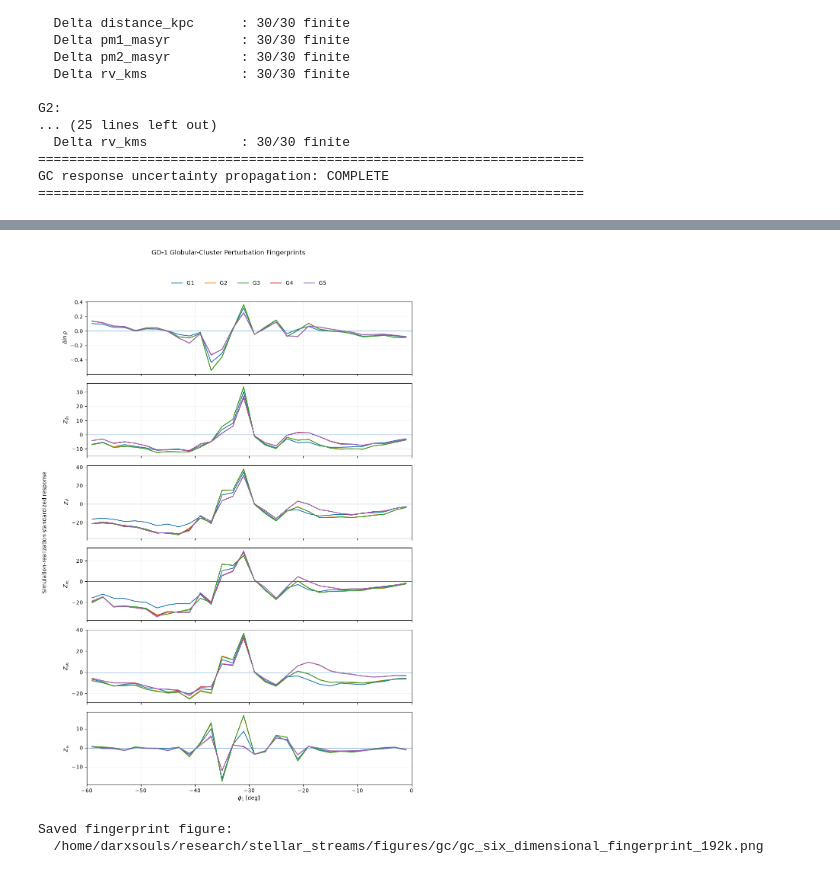
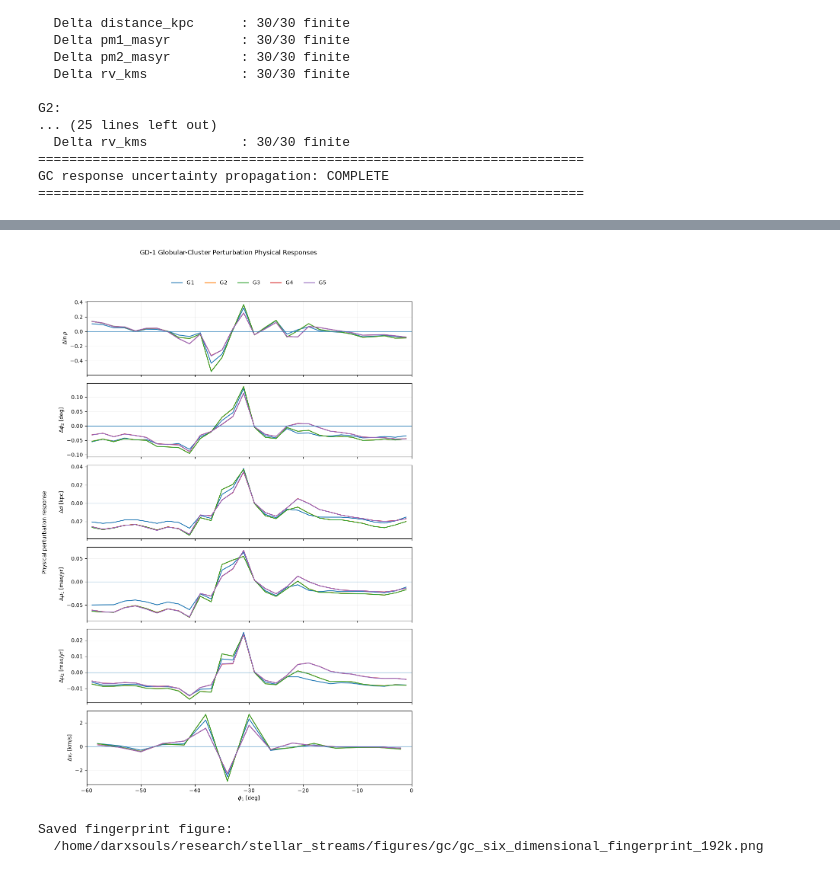
Before and after one commit to DarXSouls/stellar-streams, a Jupyter notebook: notebooks/05_gc_perturbation_engine.ipynb, the cells around one changed output, grey strips where cells are left out. Drawn from its saved outputs; the diff is of its cells as text; code cells hidden in the pictures.

```diff
--- a/notebooks/05_gc_perturbation_engine.ipynb
+++ b/notebooks/05_gc_perturbation_engine.ipynb
@@ -4466,21 +5022,29 @@ GC standardized fingerprint validation: PASS
 ======================================================================
 # %%
 # ============================================================
-# GC SIX-DIMENSIONAL FINGERPRINT
+# GC SIX-DIMENSIONAL PHYSICAL-RESPONSE FINGERPRINT
 # ============================================================
 #
 # Production-level GC perturbation fingerprint.
 #
-# Panels:
-#   1. Delta ln density
-#   2. Z_phi2
-#   3. Z_distance
-#   4. Z_pm1
-#   5. Z_pm2
-#   6. Z_rv
+# Canonical physical-response panels:
 #
-# Z-values represent simulation-realization significance,
-# not observational detection significance.
+#   1. Delta ln rho
+#   2. Delta phi2
+#   3. Delta d
+#   4. Delta mu1
+#   5. Delta mu2
+#   6. Delta vr
+#
+# All panels show the physical response:
+#
+#   Delta X(phi1) = X_GC(phi1) - X_control(phi1)
+#
+# Radial velocity uses the dedicated 4-degree binning because
+# the RV response is more realization-sensitive at 2 degrees.
+#
+# Standardized Z fingerprints are retained separately in
+# GC_STANDARDIZED_FINGERPRINTS and are NOT plotted here.
 # ============================================================
 
 import matplotlib.pyplot as plt
@@ -4490,32 +5054,32 @@ FIGURE_OBSERVABLES = [
     (
         r"$\Delta \ln \rho$",
         "delta_ln_density",
-        None,
+        "phi1_center_deg",
     ),
     (
-        r"$Z_{\phi_2}$",
-        "z_phi2",
-        None,
+        r"$\Delta \phi_2$ [deg]",
+        "delta_phi2_deg",
+        "phi1_center_deg",
     ),
     (
-        r"$Z_d$",
-        "z_distance",
-        None,
+        r"$\Delta d$ [kpc]",
+        "delta_distance_kpc",
+        "phi1_center_deg",
     ),
     (
-        r"$Z_{\mu_1}$",
-        "z_pm1",
-        None,
+        r"$\Delta \mu_1$ [mas/yr]",
+        "delta_pm1_masyr",
+        "phi1_center_deg",
     ),
     (
-        r"$Z_{\mu_2}$",
-        "z_pm2",
-        None,
+        r"$\Delta \mu_2$ [mas/yr]",
+        "delta_pm2_masyr",
+        "phi1_center_deg",
     ),
     (
-        r"$Z_{v_r}$",
-        "z_rv",
-        None,
+        r"$\Delta v_r$ [km/s]",
+        "delta_rv_kms",
+        "phi1_center_rv_deg",
     ),
 ]
 
@@ -4528,7 +5092,7 @@ fig, axes = plt.subplots(
 )
 
 
-for ax, (ylabel, key, _) in zip(
+for ax, (ylabel, key, xkey) in zip(
     axes,
     FIGURE_OBSERVABLES,
 ):
@@ -4538,7 +5102,7 @@ for ax, (ylabel, key, _) in zip(
         fingerprint = GC_STANDARDIZED_FINGERPRINTS[case]
 
         ax.plot(
-            fingerprint["phi1_center_deg"],
+            fingerprint[xkey],
             fingerprint[key],
             label=case,
             linewidth=1.5,
@@ -4550,6 +5114,7 @@ for ax, (ylabel, key, _) in zip(
     )
 
     ax.set_ylabel(ylabel)
+
     ax.grid(
         alpha=0.25,
         linewidth=0.5,
@@ -4576,36 +5141,36 @@ axes[-1].set_xlim(
 
 axes[0].legend(
     ncol=5,
     loc="upper center",
     bbox_to_anchor=(0.5, 1.35),
     frameon=False,
 )
 
 
 fig.suptitle(
-    "GD-1 Globular-Cluster Perturbation Fingerprints",
+    "GD-1 Globular-Cluster Perturbation Physical Responses",
     y=0.995,
 )
 
 
 fig.text(
     0.01,
     0.5,
-    "Simulation-realization standardized response",
+    "Physical perturbation response",
     va="center",
     rotation="vertical",
     fontsize=10,
 )
 
 
 fig.tight_layout(
     rect=[0.04, 0.02, 1.0, 0.97]
 )
 
 
 plt.show()
 # %% [output]
-[figure, old version]
+[figure, new version]
 # %%
 # ------------------------------------------------------------
 # Save production fingerprint figure
```
Also changed, not shown: parts of 24 cells of this notebook, 41 other files.
